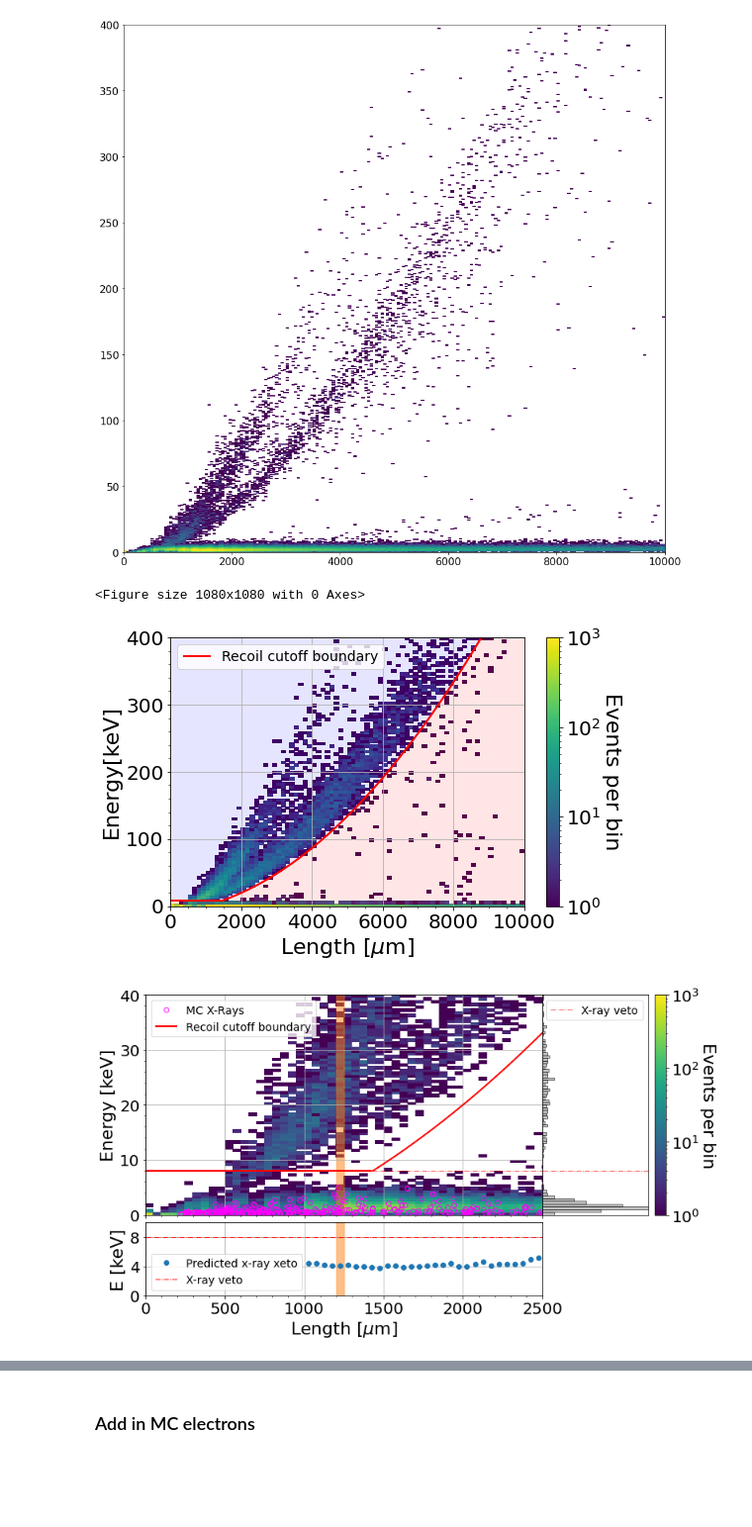
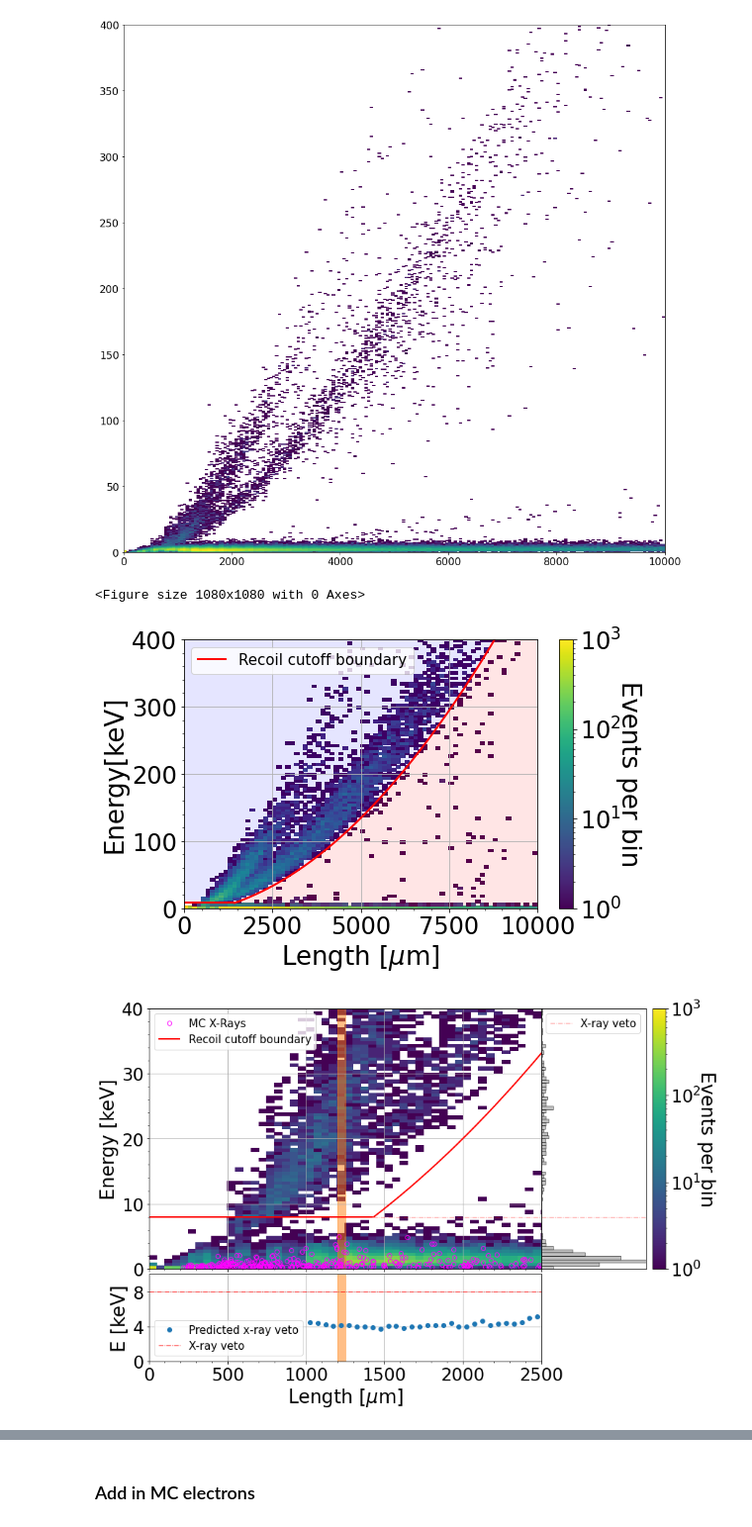
Before and after one commit to jschuel/jeff_workspace, a Jupyter notebook: calibration/energy_resolution_newest_calibration.ipynb, the cells around one changed output, grey strips where cells are left out. Shown at 99% size. Drawn from its saved outputs; the diff is of its cells as text; code cells hidden in the pictures; blank space fills up the shorter version.

```diff
--- a/calibration/energy_resolution_newest_calibration.ipynb
+++ b/calibration/energy_resolution_newest_calibration.ipynb
@@ -69,14 +69,15 @@ h[tpc + '_uncor'], xedges, yedges, image[tpc + '_uncor'] = plt.hist2d(recoils[tp
 # %% [output]
 [figure]
 # %%
+from scipy.stats import norm
 fig = plt.figure(figsize = (15,15))
 cmap = plt.cm.viridis
 cmap.set_under(color='white')
-plt.rc('legend', fontsize=14)
-plt.rc('xtick', labelsize=20)
-plt.rc('ytick', labelsize=20)
-plt.rc('axes', labelsize=22)
-plt.rc('axes', titlesize=22)
+plt.rc('legend', fontsize=15)
+plt.rc('xtick', labelsize=24)
+plt.rc('ytick', labelsize=24)
+plt.rc('axes', labelsize=26)
+plt.rc('axes', titlesize=26)
 
 xm = 10000
 ym = 400
@@ -90,9 +91,15 @@ image = {}
 
 veto = {}
 length = {}
+sigmas = {}
+e_leak = {}
+
 for tpc in ['iiwi', 'humu', 'nene', 'tako', 'palila', 'elepaio']:
     veto[tpc] = []
     length[tpc] = []
+    sigmas[tpc] = []
+    e_leak[tpc] = []
+    i=0
     for loc in range(20,51):
         low = bins[loc]*100-25
         high = bins[loc]*100+25
@@ -123,6 +130,10 @@ for tpc in ['iiwi', 'humu', 'nene', 'tako', 'palila', 'elepaio']:
             tmp = recoils[tpc].loc[(recoils[tpc]['length']>low) & (recoils[tpc]['length']<=high) & (recoils[tpc]['track_energy'] < 8)]
         length[tpc].append(bins[loc]*100)
         veto[tpc].append(tmp['track_energy'].mean() + 3*tmp['track_energy'].std())
+        sigmas[tpc].append(8-tmp['track_energy'].mean()/tmp['track_energy'].std())
+        if loc > 28:
+            e_leak[tpc].append((1-norm.cdf(sigmas[tpc][i]))*len(recoils[tpc].loc[(recoils[tpc]['track_energy'] < cut[0]*recoils[tpc]['length']**2+cut[1]*recoils[tpc]['length']+cut[2])]))
+        i+=1
 
 #def gauss(x,mu,sigma,A): # for gaussian fit
 #    return A*exp(-(x-mu)**2/2/sigma**2)
@@ -150,7 +161,7 @@ plt.savefig('evl.jpg')
 
 for tpc in ['nene']:#['iiwi', 'humu', 'nene', 'tako', 'palila', 'elepaio']:
     for loc in range(24,25):
-        fig, ax = plt.subplots(2,2, figsize = (12,7), gridspec_kw={'hspace': 0.05, 'wspace': 0, 'width_ratios': [3, 1], 'height_ratios': [3,1]})
+        fig, ax = plt.subplots(2,2, figsize = (13,9), gridspec_kw={'hspace': 0.03, 'wspace': 0, 'width_ratios': [3, 1], 'height_ratios': [3,1]})
         h[tpc + '_uncor'], xedges, yedges, image[tpc + '_uncor'] = ax[0,0].hist2d(recoils[tpc]['length'], recoils[tpc]['track_energy'], bins = (nbinsx,nbinsy), range = ((0,xm),(0,ym)), norm = matplotlib.colors.LogNorm(vmin=1, vmax=1000))
         plt.colorbar(image[tpc+'_uncor'], ax=[ax[0,1]]).set_label(r'Events per bin', rotation = 270, labelpad = 20)
         bins = 0.5*(yedges[1:]+yedges[:-1])
@@ -172,33 +183,33 @@ for tpc in ['nene']:#['iiwi', 'humu', 'nene', 'tako', 'palila', 'elepaio']:
         ax[0,1].hlines(8,0,h[tpc+'_uncor'][loc].max(), color = 'red', linestyle = '-.', lw=1, alpha =0.5, label = 'X-ray veto')
         ax[0,1].set_yticks([])
         ax[0,1].set_xticks([])
         ax[0,1].set_ylim(0,40)
         ax[0,1].set_xlim(0,h[tpc+'_uncor'][loc].max())
         ax[0,1].legend()
-        ax[1,0].plot(length[tpc],veto[tpc], 'o', label = 'Predicted x-ray xeto')
+        ax[1,0].plot(length[tpc],veto[tpc], 'o', label = 'Predicted x-ray veto')
         ax[1,0].hlines(8,0,2550, linestyle = '-.', color = 'red', lw = 1, label = 'X-ray veto')
         ax[1,0].fill_between(np.array([xedges[loc], xedges[loc+1]]), 0, ym, alpha = 0.5, color = 'tab:orange')
         ax[1,0].set_xlim(0,2500)
         ax[1,0].set_ylim(0,10)
         ax[1,0].set_yticks([0,4,8])
         ax[1,0].xaxis.set_minor_locator(AutoMinorLocator())
         ax[1,0].set_xlabel(r'Length [$\mu$m]')
         ax[1,0].set_ylabel('E [keV]')
         ax[1,0].legend(loc='lower left')
         ax[1,0].grid(which = 'major')
 
         x = np.array([2000, 2600, 5000])
         if tpc == 'nene':
             x_plt = np.linspace(1433,2500,2501)
             y_min = np.array([20, 36, 134])
             y_max = np.array([50, 84, 250])
             cut = np.polyfit(x,y_min,2)
             ax[0,0].plot(x_plt, cut[0]*x_plt**2 + cut[1]*x_plt + cut[2], '-', color = 'red', lw=2)
 
         fig.delaxes(ax[1,1])
         plt.savefig('xray_veto_threshold.jpg')
         plt.show()
 # %% [output]
 <Figure size 1080x1080 with 0 Axes>
-[figure, old version]
+[figure, new version]
-[figure, old version]
+[figure, new version]
```
Also changed, not shown: parts of 1 cell of this notebook, 13 other files.
